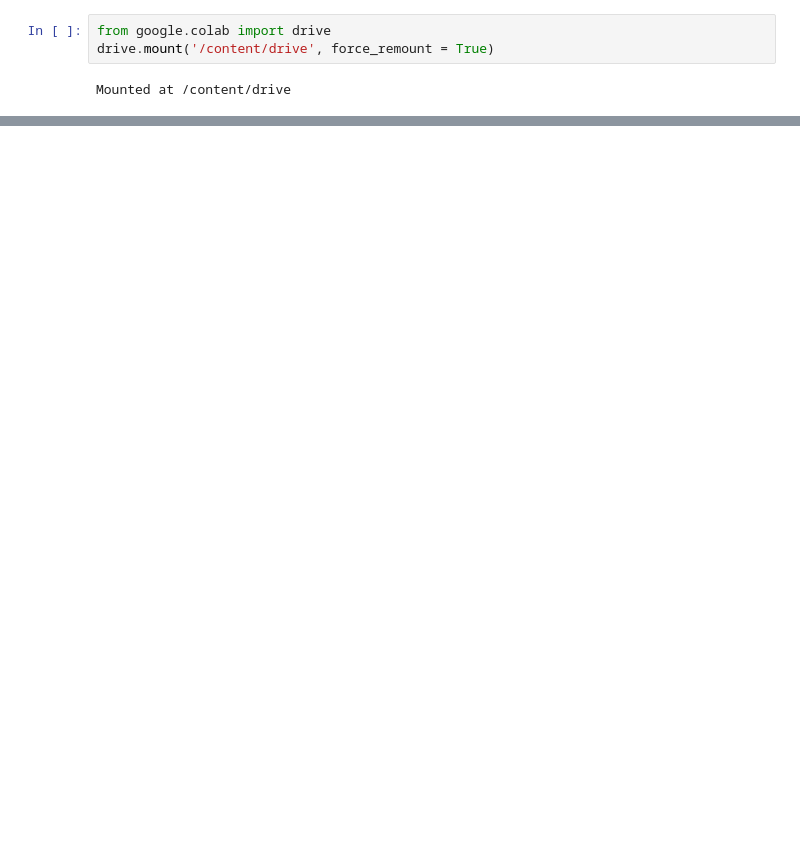
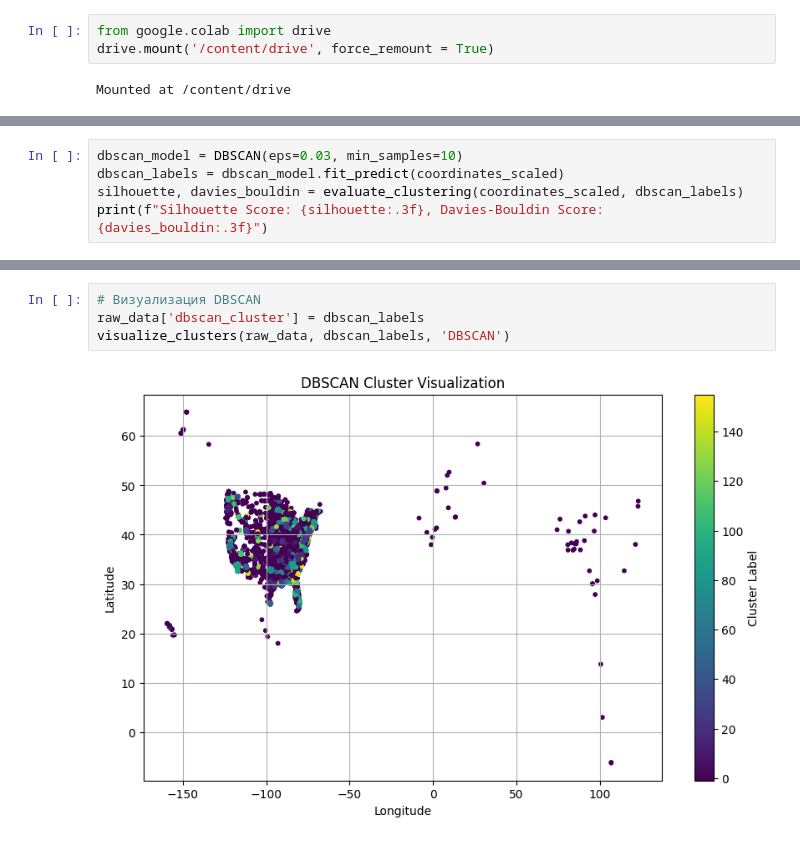
Before and after one commit to Malinovskiy159/web, a Jupyter notebook: lab4.ipynb, the cells around one changed output, grey strips where cells are left out. Drawn from its saved outputs; the diff is of its cells as text; blank space fills up the shorter version.

```diff
--- a/lab4.ipynb
+++ b/lab4.ipynb
@@ -138,0 +57,5 @@ print(f"\nЛучшая модель на основе AUC: {best_model_name} с
+# %%
+dbscan_model = DBSCAN(eps=0.03, min_samples=10)
+dbscan_labels = dbscan_model.fit_predict(coordinates_scaled)
+silhouette, davies_bouldin = evaluate_clustering(coordinates_scaled, dbscan_labels)
+print(f"Silhouette Score: {silhouette:.3f}, Davies-Bouldin Score: {davies_bouldin:.3f}")
@@ -138,0 +102,6 @@ print(f"\nЛучшая модель на основе AUC: {best_model_name} с
+# %%
+# Визуализация DBSCAN
+raw_data['dbscan_cluster'] = dbscan_labels
+visualize_clusters(raw_data, dbscan_labels, 'DBSCAN')
+# %% [output]
+[figure, added]
```
Also changed, not shown: parts of 23 cells of this notebook.
